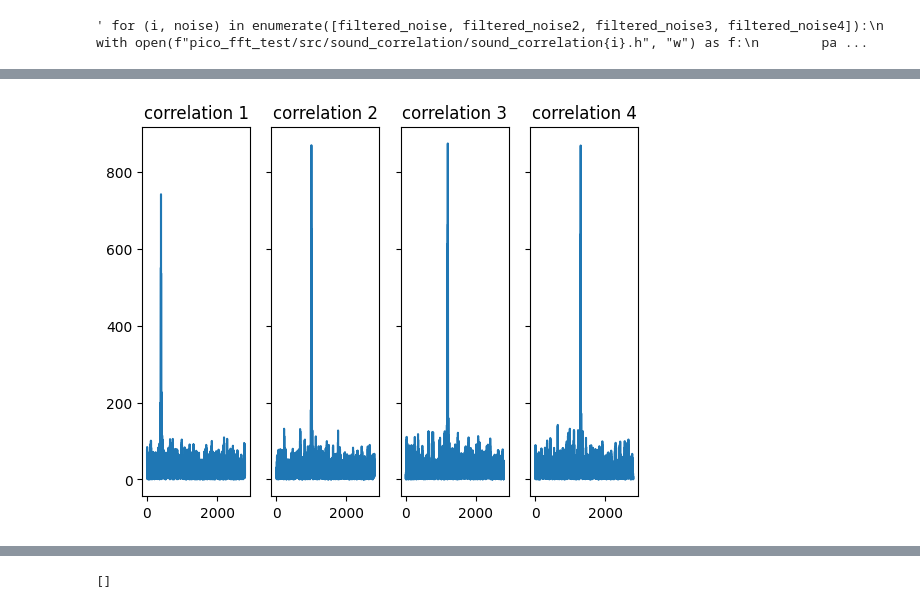
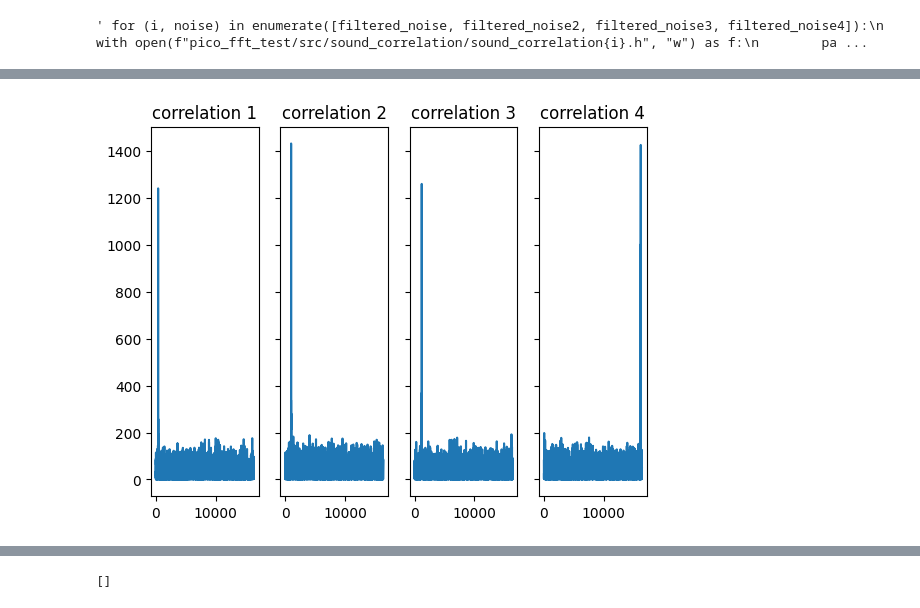
Before and after one commit to autocart-capstone/autocart, a Jupyter notebook: SourceCodes/sound_localization/misc/playground.ipynb, the cells around one changed output, grey strips where cells are left out. Cells and saved outputs as stored; diff of their text form; code cells hidden in the pictures.

```diff
--- a/SourceCodes/sound_localization/misc/playground.ipynb
+++ b/SourceCodes/sound_localization/misc/playground.ipynb
@@ -76,14 +77,14 @@ import matplotlib.pyplot as plt
 import scipy as sp
 
 # FIR filter
-filter_order = 10000000
-cutoffs = [15000, 20000]
+filter_order = Nw*2
+cutoffs = [1000, 18000]
 carrier_freq = cutoffs[0] + (cutoffs[1] - cutoffs[0]) / 2
 # cutoffs = [1000, 10000]
 # fir_coeff = sp.signal.firwin(filter_order, cutoffs[0], pass_zero='highpass', window='hann', fs=Fs)
 # sos_filt = sp.signal.cheby2(filter_order, 100, cutoffs[0], btype='highpass', fs=Fs, output='sos')
 fir_coeff = sp.signal.firwin(
-    filter_order, cutoffs, pass_zero="bandpass", window="hann", fs=Fs
+    filter_order-1, cutoffs, pass_zero="bandpass", window="hann", fs=Fs
 )
 # sp.signal.freqz(fir_coeff, plot=lambda w, h: plt.plot(w*Fs/np.pi/2, 10 * np.log10(np.abs(h))))
 # plt.show()
@@ -100,7 +101,7 @@ def make_noise(seed):
     # plot filter
 
     # Applying the FIR filter to the white noise
-    filtered_noise = sp.signal.convolve(white_noise, fir_coeff, mode="same")
+    filtered_noise = sp.signal.convolve(white_noise, fir_coeff, mode="valid")
     # filtered_noise = sp.signal.sosfilt(sos_filt, white_noise)
 
     # plot noise
@@ -126,7 +127,7 @@ def make_noise2(seed):
 
     # Applying the FIR filter to the white noise
     #filtered_noise = white_noise
-    filtered_noise = sp.signal.convolve(white_noise, fir_coeff, mode="same")
+    filtered_noise = sp.signal.convolve(white_noise, fir_coeff, mode="valid")
 
     # filtered_noise = sp.signal.sosfilt(sos_filt, white_noise)
 
@@ -141,13 +142,14 @@ def make_noise2(seed):
 
 plt.figure()
 plt.subplot(221)
-filtered_noise1 = make_noise2(564)
+filtered_noise1 = make_noise2(4)
 plt.subplot(222)
-filtered_noise2 = make_noise2(661)
+filtered_noise2 = make_noise2(9)
 plt.subplot(223)
-filtered_noise3 = make_noise2(711)
+filtered_noise3 = make_noise2(100)
 plt.subplot(224)
-filtered_noise4 = make_noise2(932)
+filtered_noise4 = make_noise2(1231)
+assert len(filtered_noise1) == Nw
 pow1 = np.sqrt(np.sum(np.power(filtered_noise1, 2)) / len(filtered_noise1))
 pow2 = np.sqrt(np.sum(np.power(filtered_noise2, 2)) / len(filtered_noise2))
 pow3 = np.sqrt(np.sum(np.power(filtered_noise3, 2)) / len(filtered_noise3))
@@ -248,33 +271,6 @@ for (i, noise) in enumerate([filtered_noise1, filtered_noise2, filtered_noise3,
 # %%
 import numpy as np
 import matplotlib.pyplot as plt
-import scipy as sp
-
-
-def correlate_and_find_delay(rec, noise, name):
-    # rec_padded = np.pad(rec, (len(noise), 0), 'constant', constant_values=0)
-    # print(rec)
-    rec_fft = np.fft.rfft(rec)
-    diff = len(rec) - len(noise)
-    noise_padded = np.pad(noise, (0, diff), "constant", constant_values=0)
-    noise_fft_conj = np.conj(np.fft.rfft(noise_padded))
-    # print(rec_fft.shape, noise_fft_conj.shape)
-    cross_corr_freq = noise_fft_conj * rec_fft
-    cross_corr = np.abs(np.fft.irfft(cross_corr_freq))
-    valid_len = diff + 1
-    cross_corr = cross_corr[:valid_len]
-    # print(cross_corr)
-    plt.plot(cross_corr)
-    plt.title("correlation " + name)
-
-    k_max_ind = np.argmax(cross_corr)
-    k_max = cross_corr[k_max_ind]
-    avg = np.sum(cross_corr) / len(cross_corr)
-
-    return k_max_ind, k_max, avg
-
-
-Fs = 48000
 
 recording_noise_1 = np.zeros(record_len)
 recording_noise_2 = np.zeros(record_len)
@@ -282,17 +278,19 @@ recording_noise_3 = np.zeros(record_len)
 recording_noise_4 = np.zeros(record_len)
 
 insert_loc = 400
-recording_noise_1[insert_loc : insert_loc + Nw] += filtered_noise1
+# recording_noise_1[insert_loc : insert_loc + Nw] += filtered_noise1
+recording_noise_1 = np.roll(filtered_noise1, insert_loc)
 insert_loc2 = 1000
-recording_noise_2[insert_loc2 : insert_loc2 + Nw] += filtered_noise2
+# recording_noise_2[insert_loc2 : insert_loc2 + Nw] += filtered_noise2
+recording_noise_2 = np.roll(filtered_noise2, insert_loc2)
 insert_loc3 = 1200
-recording_noise_3[insert_loc3 : insert_loc3 + Nw] += filtered_noise3
-insert_loc4 = 1300
-recording_noise_4[insert_loc4 : insert_loc4 + Nw] += filtered_noise4
+# recording_noise_3[insert_loc3 : insert_loc3 + Nw] += filtered_noise3
+recording_noise_3 = np.roll(filtered_noise3, insert_loc3)
+insert_loc4 = Nw-200
+# recording_noise_4[insert_loc4 : insert_loc4 + Nw] += filtered_noise4
+recording_noise_4 = np.roll(filtered_noise4, insert_loc4)
 
-recording_noise_together = (
-    recording_noise_1 + recording_noise_2 + recording_noise_3 + recording_noise_4
-)
+recording_noise_together = recording_noise_1 + recording_noise_2 + recording_noise_3 + recording_noise_4
 # recording_noise_together = recording_noise_together / max(recording_noise_together)
 
 plt.figure()
@@ -303,14 +301,15 @@ ind1, max1, avg1 = correlate_and_find_delay(recording_noise_together, filtered_n
 plt.subplot(142, sharey=ax1)
 
 ind2, max2, avg2 = correlate_and_find_delay(recording_noise_together, filtered_noise2, "2")
-plt.tick_params('y', labelleft=False)
+plt.tick_params("y", labelleft=False)
 plt.subplot(143, sharey=ax1)
 ind3, max3, avg3 = correlate_and_find_delay(recording_noise_together, filtered_noise3, "3")
-plt.tick_params('y', labelleft=False)
+plt.tick_params("y", labelleft=False)
 plt.subplot(144, sharey=ax1)
 ind4, max4, avg4 = correlate_and_find_delay(recording_noise_together, filtered_noise4, "4")
-plt.tick_params('y', labelleft=False)
-print(ind1, ind2, ind3, ind4)
-print(max1, max2, max3, max4)
-print(avg1, avg2, avg3, avg4)
+plt.tick_params("y", labelleft=False)
+print("indexes:", ind1, ind2, ind3, ind4)
+print("maxes:", max1, max2, max3, max4)
+print("avgs:", avg1, avg2, avg3, avg4)
+print("max/avg:", max1/avg1, max2/avg2, max3/avg3, max4/avg4)
 # %% [output]
@@ -321,4 +321,4 @@ print(avg1, avg2, avg3, avg4)
-[figure, old version]
+[figure, new version]
 # %%
 ### Time Difference of Arrival with 3 nodes
 
```
Also changed, not shown: parts of 7 cells of this notebook, 18 other files.
